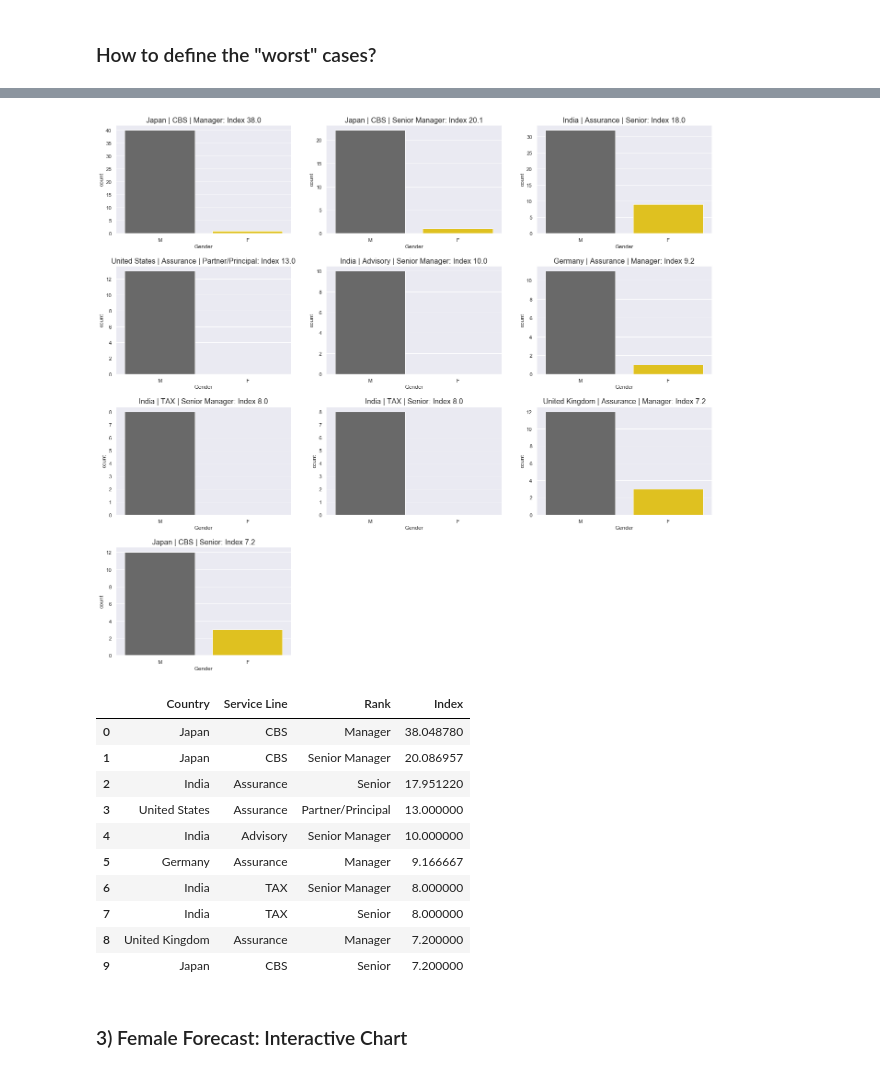
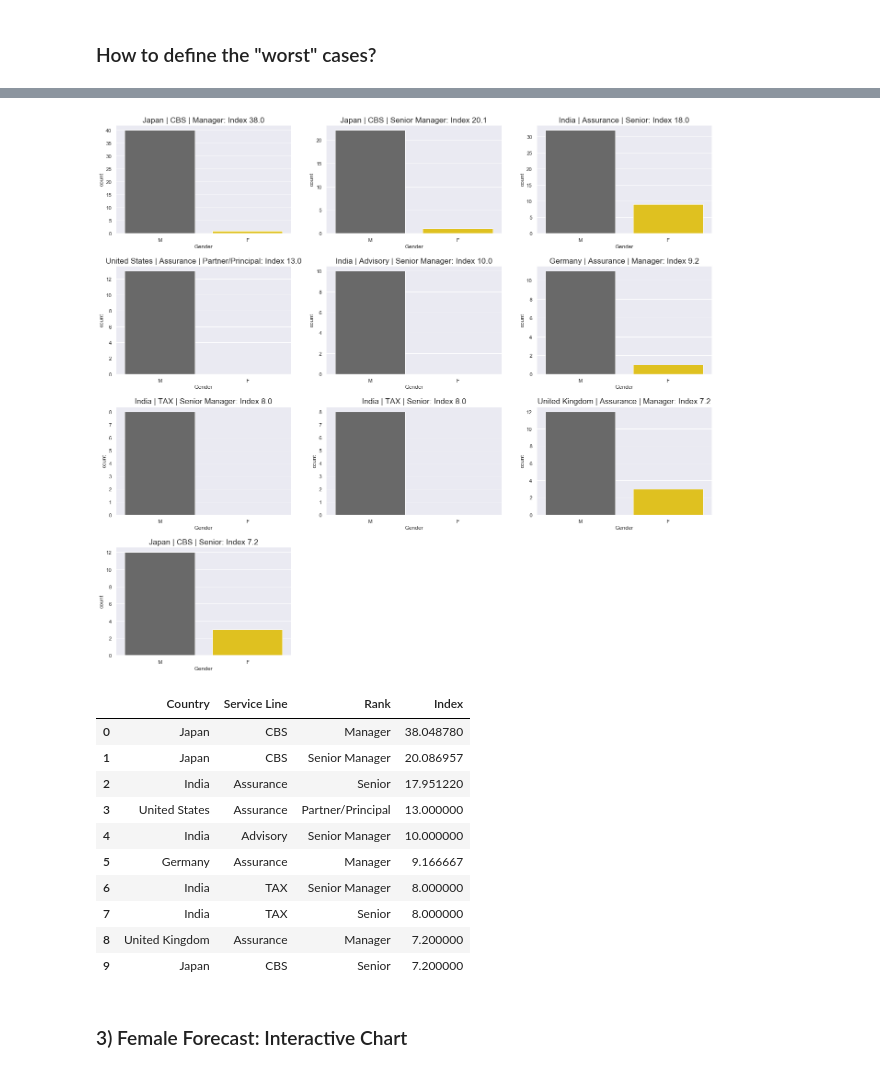
Before and after one commit to MigBap/other_projects, a Jupyter notebook: EY - Case Study.ipynb, the cells around one changed output, grey strips where cells are left out. Saved outputs shown, nothing was run; the diff lists cells and outputs as text; code cells hidden in the pictures.

```diff
--- a/EY - Case Study.ipynb
+++ b/EY - Case Study.ipynb
@@ -281,7 +281,7 @@ for i, j in enumerate(countries):
     plt.subplot(int(len(countries)), 2, i + 2)
     sns.countplot(x='Rank Description Home', hue='Gender', hue_order=['M', 'F'],
                   data=df[(df['Country Description Home'] == j) & (df['Rank Description Home'].isin(ranks))],
-                  palette={'dimgrey', 'gold'}, order=['Senior', 'Manager', 'Senior Manager', 'Partner/Principal'])
+                  palette={'dimgrey', 'gold'}, order=ranks)
     plt.legend(['Male', 'Female'], loc=1)
     plt.title('{} | Rank'.format(j), fontsize=15)
 
@@ -384,25 +473,25 @@ Wall time: 47.9 s
 # %%
 # n worst cases
 n = 10
 
 df_sorted = df_index.sort_values('Index', ascending=False).head(n).reset_index(drop=True)
 
 for i in range(len(df_sorted)):
     df_sup = df_sorted.iloc[i]
     # plot
     plt.subplot(np.ceil(len(df_sorted)/3), 3, i+1)
     sns.countplot(df[(df['Country Description Home'] == df_sup['Country']) &
                  (df['Service Line Description Home'] == df_sup['Service Line']) &
                  (df['Rank Description Home'] == df_sup['Rank'])].Gender,
                   palette={'dimgrey', 'gold'}, order=['M', 'F'])
     plt.title('{} | {} | {}: Index {}'.format(df_sup['Country'], df_sup['Service Line'], df_sup['Rank'],
-                                              round(df_sup['Index'], 1)), fontsize=16)
+                                              round(df_sup['Index'], 1)), fontsize=17)
 
 plt.subplots_adjust(left=0, bottom=-int(len(df_sorted)/3), right=3, top=1, wspace=0.2, hspace=0.3)
 plt.show()
 df_sorted
 # %% [output]
-[figure, old version]
+[figure, new version]
 |  | Country | Service Line | Rank | Index |
 | 0 | Japan | CBS | Manager | 38.048780 |
 | 1 | Japan | CBS | Senior Manager | 20.086957 |
```
Also changed, not shown: parts of 8 cells of this notebook.
